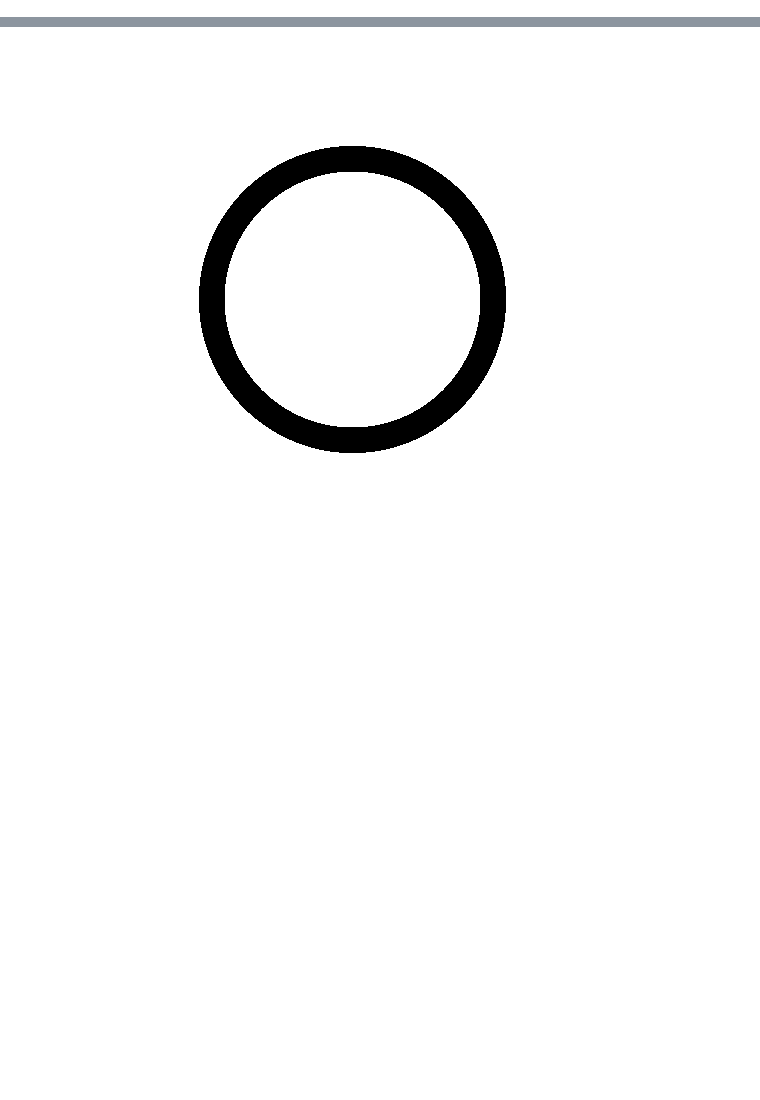
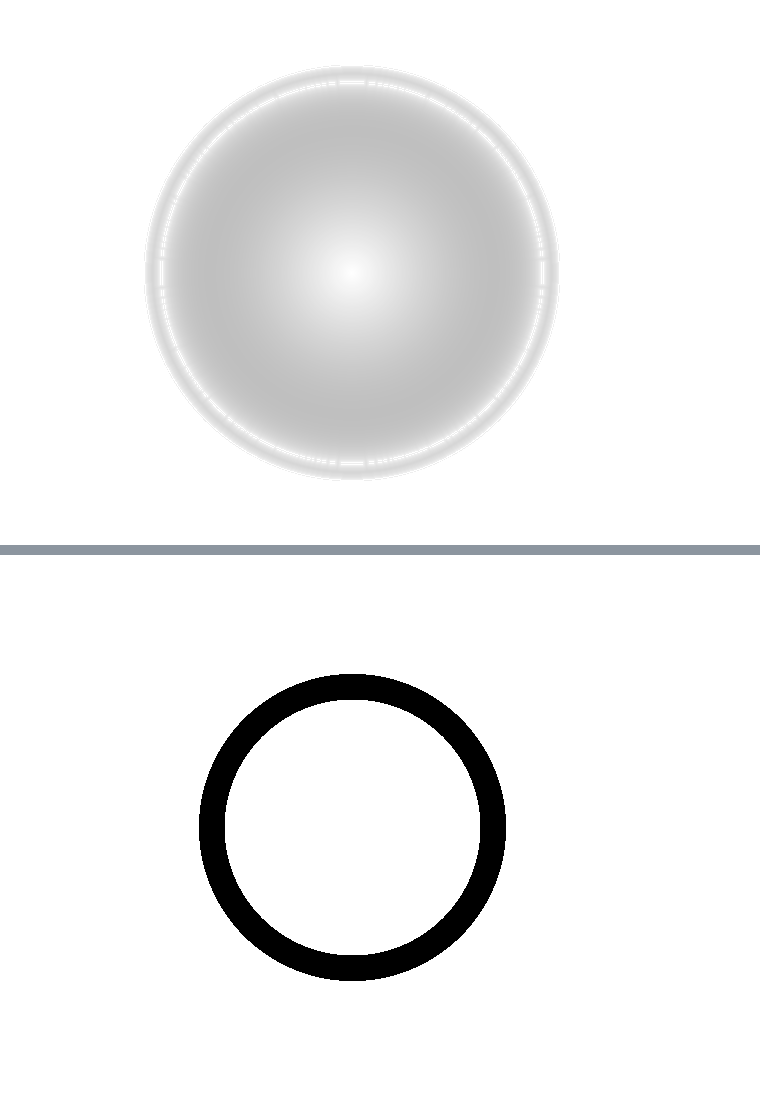
Before and after one commit to SNIPRS/image_utils, a Jupyter notebook: gradient_fill.ipynb, the cells around one changed output, grey strips where cells are left out. Drawn from its saved outputs; the diff is of its cells as text; code cells hidden in the pictures; blank space fills up the shorter version.

```diff
--- a/gradient_fill.ipynb
+++ b/gradient_fill.ipynb
@@ -62,0 +8,7 @@ def displacement_map(img: Image, map: Image, xdis: int = 10, ydis: int = 10):
+# %%
+img = Image.open('circle.png') # Image.open('images/amy.webp')
+img = outline_simplify(img)
+img = gradient_map(img)
+display(img)
+# %% [output]
+[figure, added]
```
Also changed, not shown: parts of 5 cells of this notebook, 3 other files.
